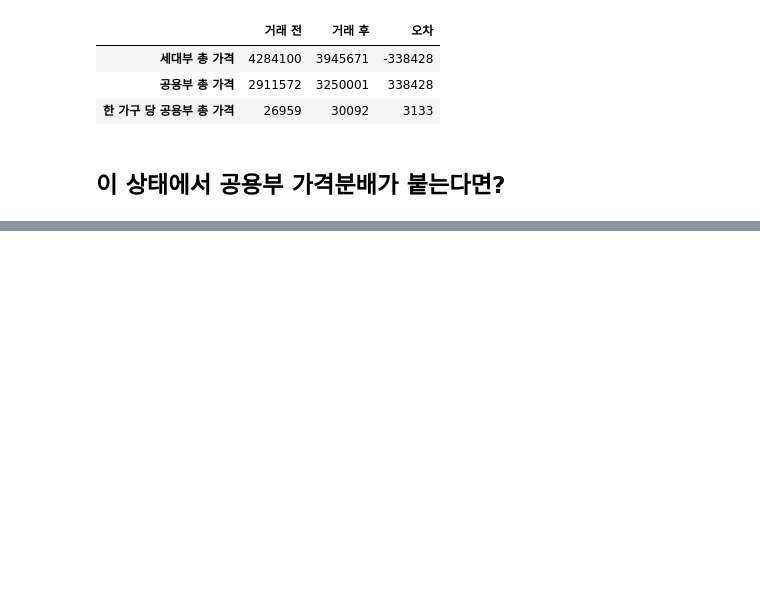
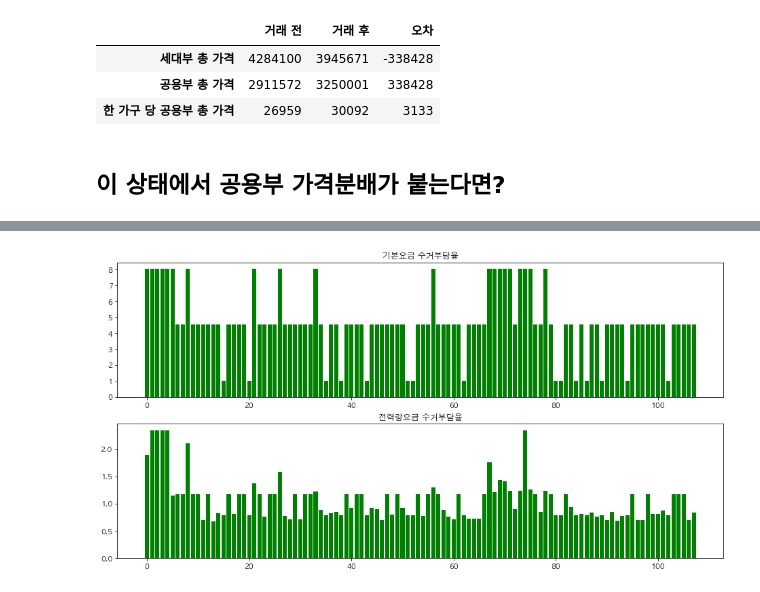
Before and after one commit to formegusto/energy-trading, a Jupyter notebook: analysis. paran energy.ipynb, the cells around one changed output, grey strips where cells are left out. Cells and saved outputs as stored; diff of their text form; code cells hidden in the pictures; blank space fills up the shorter version.

```diff
--- a/analysis. paran energy.ipynb
+++ b/analysis. paran energy.ipynb
@@ -158,0 +193,5 @@ dist.meter_month
+# %%
+pa.set_calc(public_percentage=30)
+basic_col_burden, elec_rate_col_burden = pa.get_col_burden()
+# %% [output]
+[figure, added]
```
Also changed, not shown: parts of 11 cells of this notebook, 14 other files.
